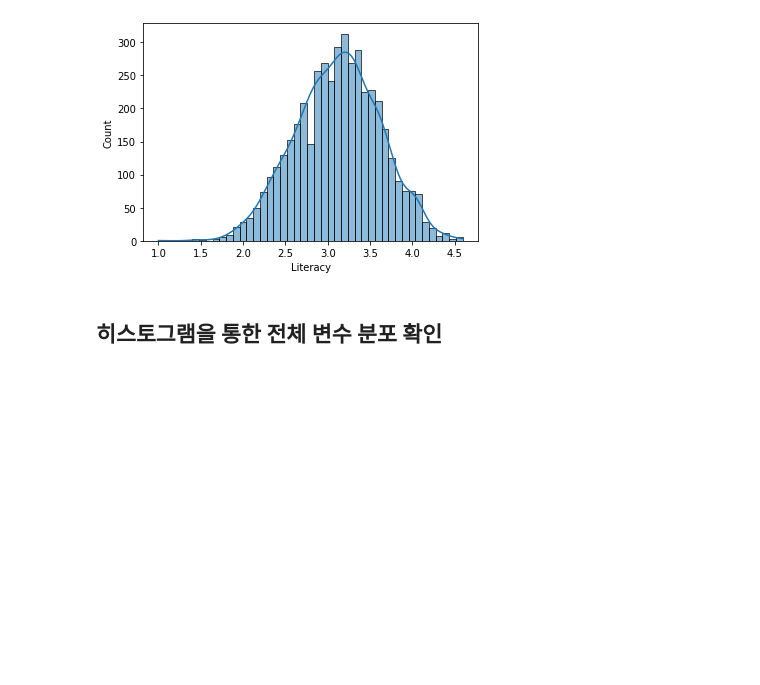
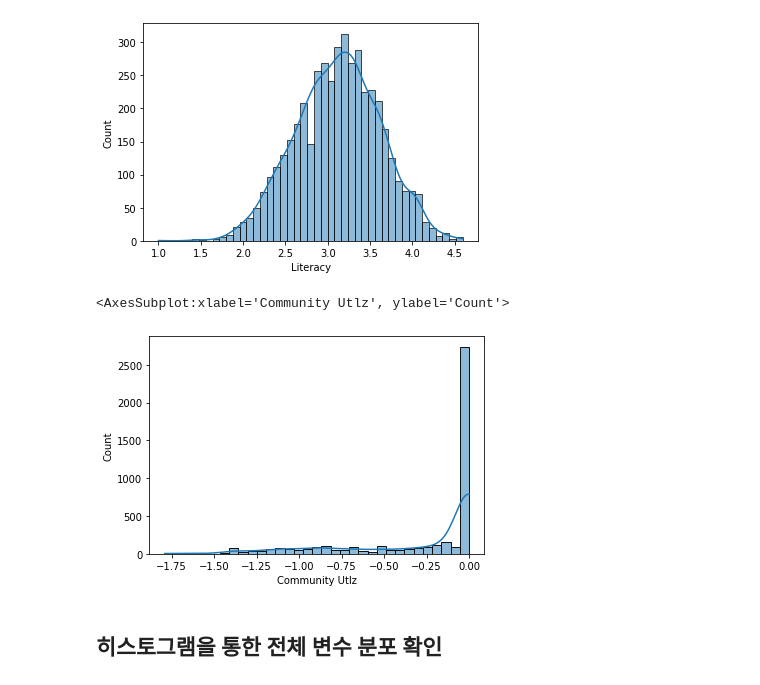
Before and after one commit to JadenKim-dev/DataScienceStudy, a Jupyter notebook: RA_group_project/2. Data_analysis.ipynb, the cells around one changed output. Drawn from its saved outputs; the diff is of its cells as text; code cells hidden in the pictures; blank space fills up the shorter version.

Commit message:
Group project : Graph added

```diff
--- a/RA_group_project/2. Data_analysis.ipynb
+++ b/RA_group_project/2. Data_analysis.ipynb
@@ -58,6 +59,11 @@ sns.histplot(media["Literacy"], kde=True)
 # %% [output]
 <AxesSubplot:xlabel='Literacy', ylabel='Count'>
 [figure]
+# %%
+sns.histplot(-1*np.log(media['Community Utlz']), kde=True)
+# %% [output]
+<AxesSubplot:xlabel='Community Utlz', ylabel='Count'>
+[figure, added]
 # %% [markdown]
 ## 히스토그램을 통한 전체 변수 분포 확인
 # %%
```
Also changed, not shown: parts of 7 cells of this notebook, 1 other file.
